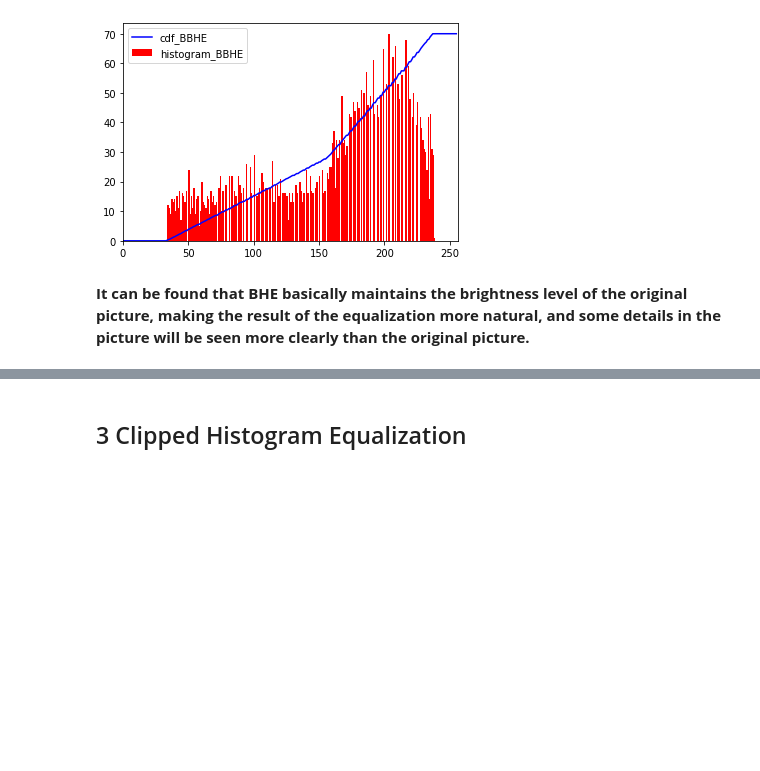
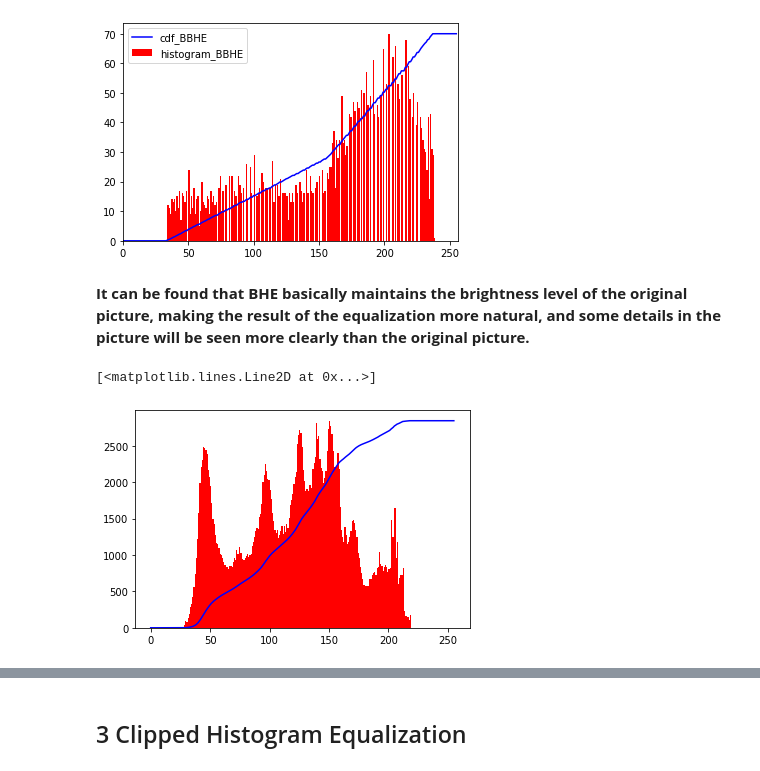
Before and after one commit to JialinKang/endoscope_PyQt5, a Jupyter notebook: tutorial/Histogram Equalization Techniques in Image Enhancement.ipynb, the cells around one changed output, grey strips where cells are left out. Drawn from its saved outputs; the diff is of its cells as text; code cells hidden in the pictures; blank space fills up the shorter version.

```diff
--- a/tutorial/Histogram Equalization Techniques in Image Enhancement.ipynb
+++ b/tutorial/Histogram Equalization Techniques in Image Enhancement.ipynb
@@ -133,3 +137,20 @@ plt.show()
 [figure]
 # %% [markdown]
 **It can be found that BHE basically maintains the brightness level of the original picture, making the result of the equalization more natural, and some details in the picture will be seen more clearly than the original picture.**
+# %%
+# np.set_printoptions(threshold=np.inf)
+img = cv2.imread('./images/lenna.bmp', 0)
+
+img_vec = []
+for i in img:
+    for j in i:
+        img_vec.append(j)
+
+h, b, _ = plt.hist(img_vec, 256, [0, 256], color='r')
+
+h_cdf = h.cumsum()
+h_cdf_nor = h_cdf * h.max() / h_cdf.max()
+plt.plot(h_cdf_nor, color='b')
+# %% [output]
+[<matplotlib.lines.Line2D at 0x...>]
+[figure, added]
```
Also changed, not shown: parts of 11 cells of this notebook, 1 other file.
